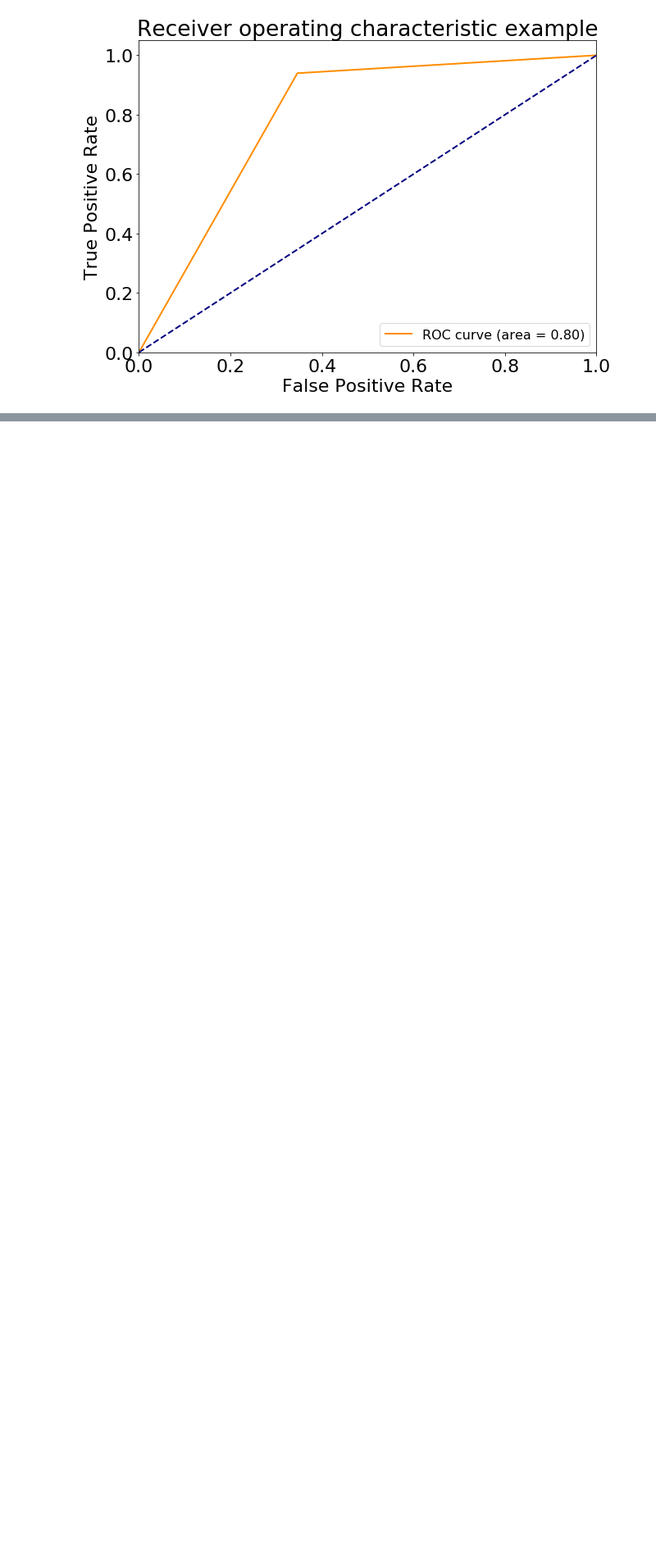
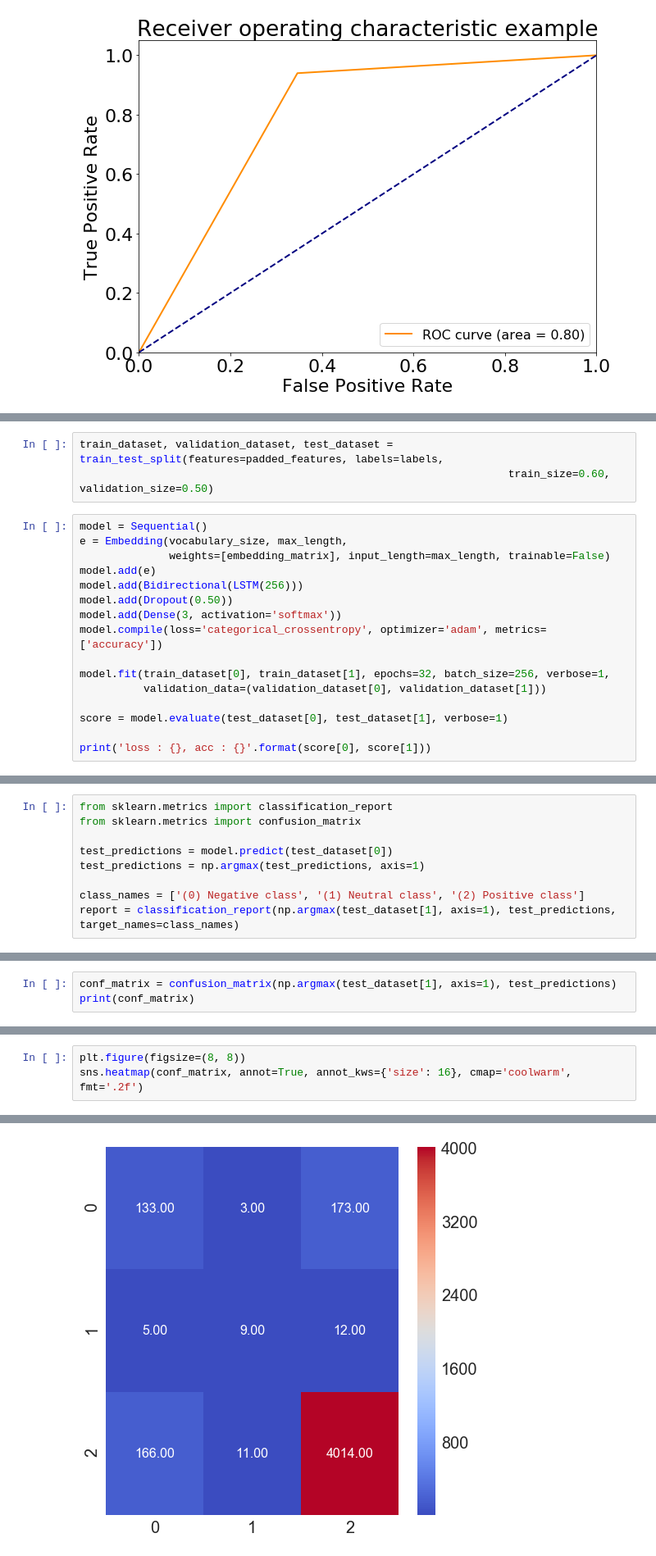
Before and after one commit to AFAgarap/ecommerce-reviews-analysis, a Jupyter notebook: Analysis on E-Commerce Reviews, with Sentiment Classification using Bidirectional Recurrent Neural Network (RNN).ipynb, the cells around one changed output, grey strips where cells are left out. Shown at 82% size. Cells and saved outputs as stored; diff of their text form; blank space fills up the shorter version.

```diff
--- a/Analysis on E-Commerce Reviews, with Sentiment Classification using Bidirectional Recurrent Neural Network (RNN).ipynb
+++ b/Analysis on E-Commerce Reviews, with Sentiment Classification using Bidirectional Recurrent Neural Network (RNN).ipynb
@@ -993,0 +1028,19 @@ plt.show()
+# %%
+train_dataset, validation_dataset, test_dataset = train_test_split(features=padded_features, labels=labels,
+                                                                   train_size=0.60, validation_size=0.50)
+# %%
+model = Sequential()
+e = Embedding(vocabulary_size, max_length,
+              weights=[embedding_matrix], input_length=max_length, trainable=False)
+model.add(e)
+model.add(Bidirectional(LSTM(256)))
+model.add(Dropout(0.50))
+model.add(Dense(3, activation='softmax'))
+model.compile(loss='categorical_crossentropy', optimizer='adam', metrics=['accuracy'])
+
+model.fit(train_dataset[0], train_dataset[1], epochs=32, batch_size=256, verbose=1,
+          validation_data=(validation_dataset[0], validation_dataset[1]))
+
+score = model.evaluate(test_dataset[0], test_dataset[1], verbose=1)
+
+print('loss : {}, acc : {}'.format(score[0], score[1]))
@@ -993,0 +1065,9 @@ plt.show()
+# %%
+from sklearn.metrics import classification_report
+from sklearn.metrics import confusion_matrix
+
+test_predictions = model.predict(test_dataset[0])
+test_predictions = np.argmax(test_predictions, axis=1)
+
+class_names = ['(0) Negative class', '(1) Neutral class', '(2) Positive class']
+report = classification_report(np.argmax(test_dataset[1], axis=1), test_predictions, target_names=class_names)
@@ -993,0 +1084,3 @@ plt.show()
+# %%
+conf_matrix = confusion_matrix(np.argmax(test_dataset[1], axis=1), test_predictions)
+print(conf_matrix)
@@ -993,0 +1091,4 @@ plt.show()
+# %%
+plt.figure(figsize=(8, 8))
+sns.heatmap(conf_matrix, annot=True, annot_kws={'size': 16}, cmap='coolwarm', fmt='.2f')
+# %% [output]
@@ -993,0 +1096 @@ plt.show()
+[figure, added]
```
Also changed, not shown: parts of 12 cells of this notebook.
